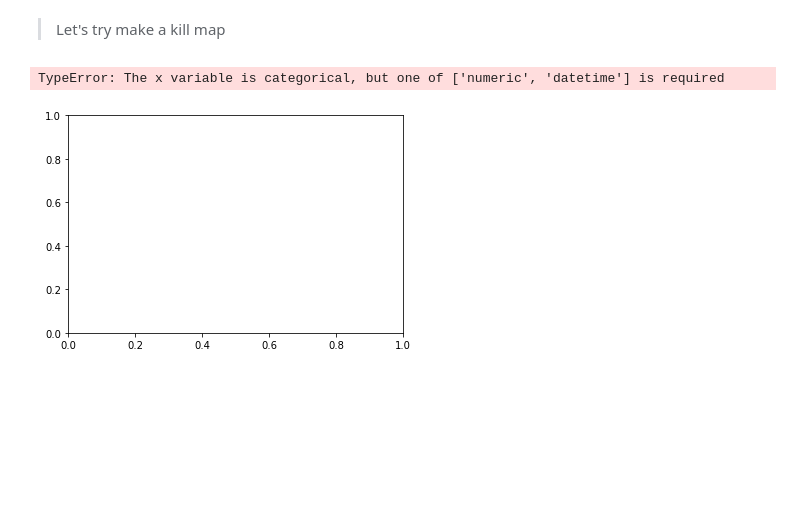
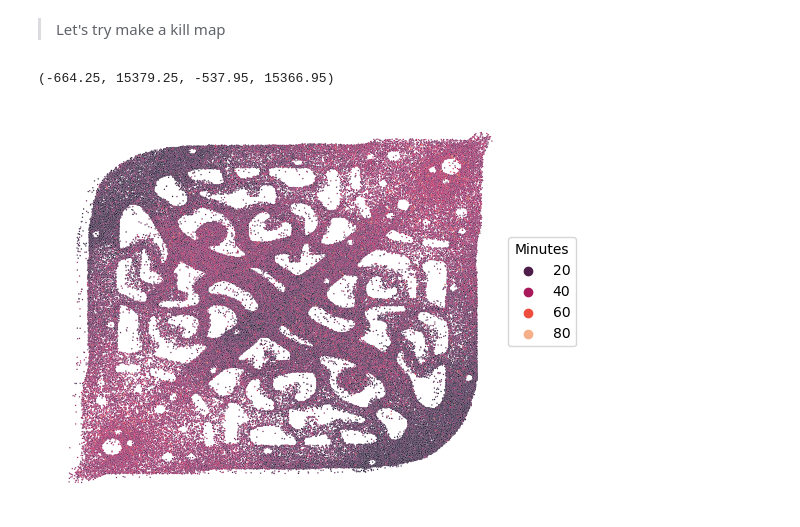
Before and after one commit to oscarqjh/NTU_SC1015_Project, a Jupyter notebook: EDA.ipynb, the cells around one changed output. Drawn from its saved outputs; the diff is of its cells as text; code cells hidden in the pictures; blank space fills up the shorter version.

```diff
--- a/EDA.ipynb
+++ b/EDA.ipynb
@@ -395,13 +395,14 @@ Text(0.5, 0.98, '2017-2018')
 [figure]
 # %% [markdown]
 > Let's try make a kill map
-# %%
-kill_data[kill_data[['x_pos']].apply(lambda x: x[0].isdigit(), axis=1)]
-kill_data = kill_data.loc[kill_data.x_pos != 'TooEarly']
-kill_data = kill_data.loc[kill_data.x_pos.notnull()]
-
-cmap = sns.cubehelix_palette(as_cmap=True, dark=0, light=1, reverse=True)
-sns.kdeplot(data=kill_data, x='x_pos', y='y_pos', cmap=cmap, n_levels=60, shade=True)
-# %% [output]
-TypeError: The x variable is categorical, but one of ['numeric', 'datetime'] is required
-[figure, removed]
+# %%
+# simply plotting each point
+f = plt.figure(figsize=(6,5))
+plt.style.use('default')
+p = sns.color_palette('rocket', as_cmap='True')
+sns.scatterplot(x=kill_data['X_pos'], y=kill_data['Y_pos'], s=1, hue=kill_data['Time'], palette=p)
+plt.legend(title='Minutes', loc='upper right', bbox_to_anchor=(1.15, 0.7))
+plt.axis('off')
+# %% [output]
+(-664.25, 15379.25, -537.95, 15366.95)
+[figure, added]
```
Also changed, not shown: parts of 2 cells of this notebook.
